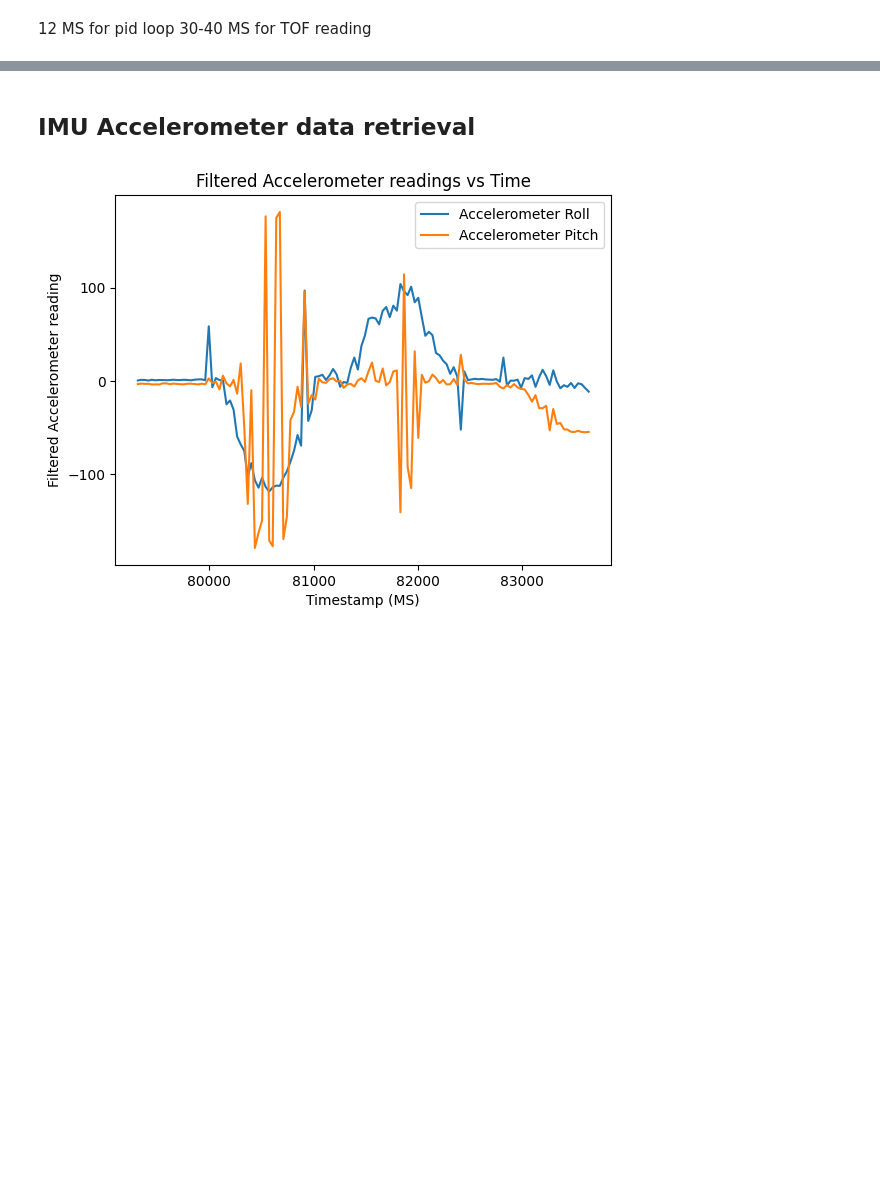
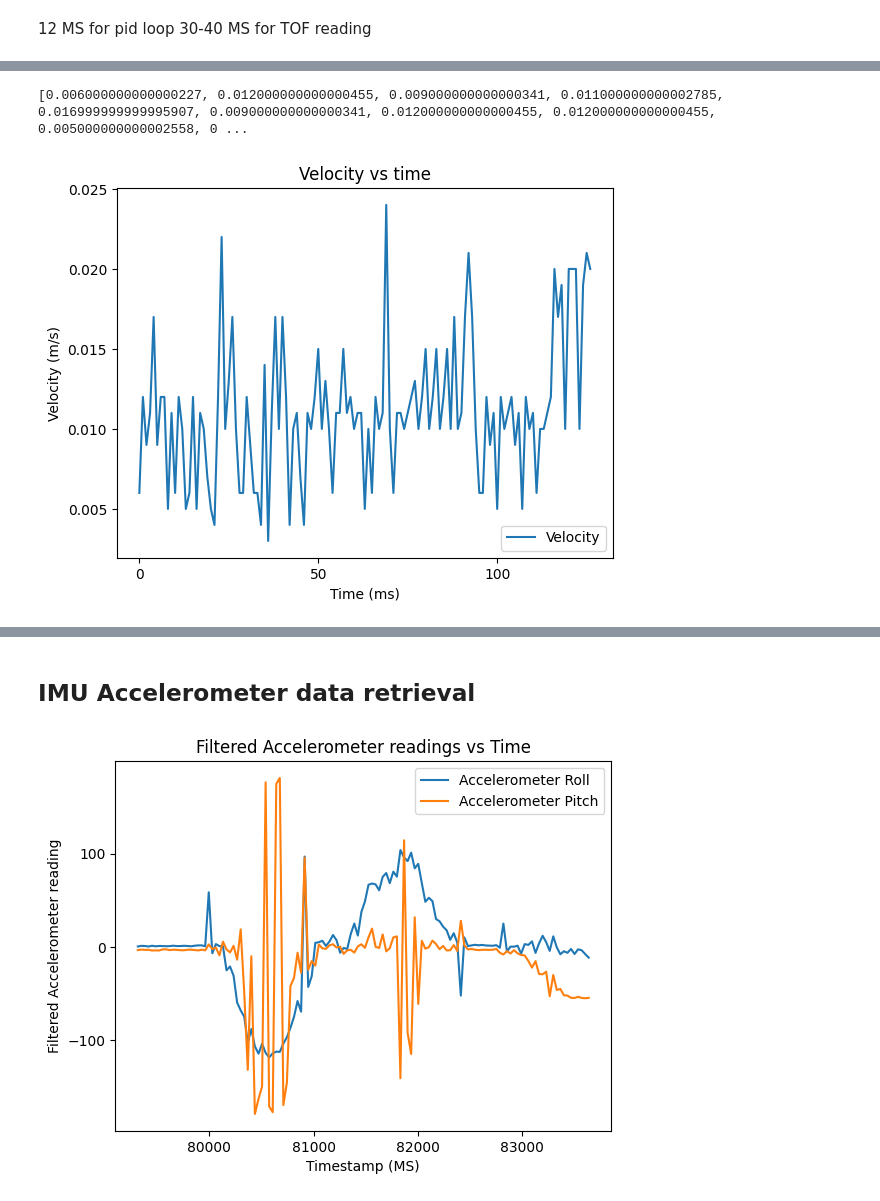
Before and after one commit to BoltStrike/BoltStrike.github.io, a Jupyter notebook: Lab6/ble_python/Lab6.ipynb, the cells around one changed output, grey strips where cells are left out. Drawn from its saved outputs; the diff is of its cells as text; code cells hidden in the pictures; blank space fills up the shorter version.

```diff
--- a/Lab6/ble_python/Lab6.ipynb
+++ b/Lab6/ble_python/Lab6.ipynb
@@ -187,0 +188,36 @@ plt.show()
+# %%
+mm_to_m = lambda mm_list: [float(mm) / 1000 for mm in mm_list]
+diffs = lambda arr: [arr[i] - arr[i-1] for i in range(1, len(arr))]
+
+
+element_wise_divide = lambda arr1, arr2: [a / b for a, b in zip(arr1, arr2)]
+
+meters = mm_to_m(tof_arr1)
+secs = mm_to_m(tofstamps)
+diff_meters = diffs(meters)
+diff_secs = diffs(secs)
+
+
+vels = element_wise_divide(diff_meters,diff_secs)
+
+
+
+import matplotlib.pyplot as plt
+from matplotlib.pyplot import locator_params
+import numpy as np
+indices = np.arange(len(meters)-1)
+
+print(diff_secs)
+
+plt.plot(indices, diff_secs)
+
+plt.locator_params(axis='x', nbins=5)
+plt.locator_params(axis='y', nbins=5)
+plt.legend(["Velocity"], loc="lower right")
+plt.title('Velocity vs time')
+plt.ylabel('Velocity (m/s)')
+plt.xlabel('Time (ms)')
+plt.show()
+# %% [output]
+[0.006000000000000227, 0.012000000000000455, 0.009000000000000341, 0.011000000000002785, 0.016999999999995907, 0.009000000000000341, 0.012000000000000455, 0.012000000000000455, 0.005000000000002558, 0 ...
+[figure, added]
```
Also changed, not shown: parts of 11 cells of this notebook, 41 other files.
